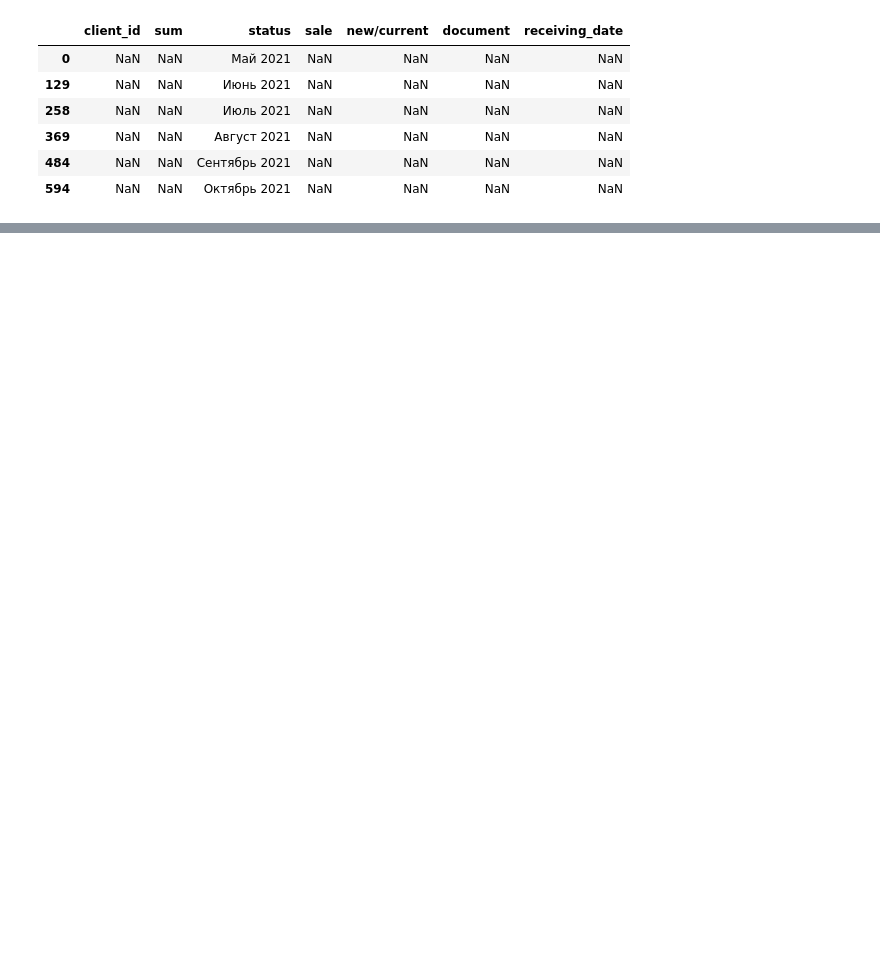
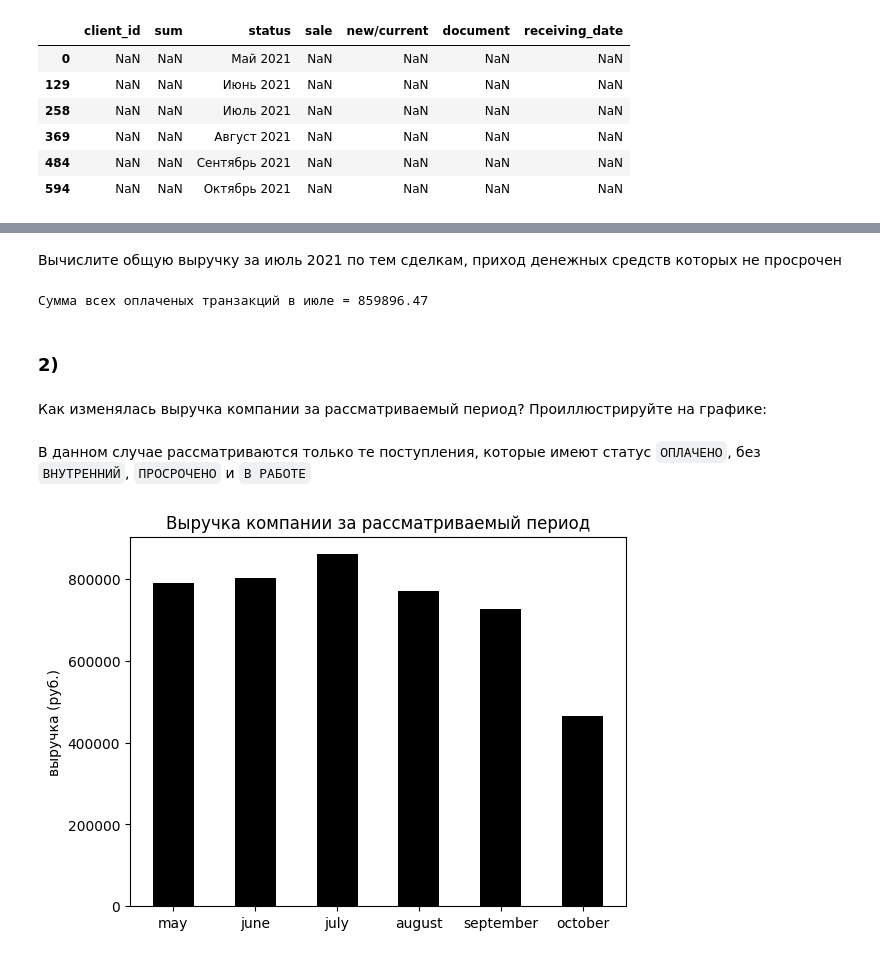
Before and after one commit to Supercili0usMe/test_task, a Jupyter notebook: Техническое задание/Вопросы.ipynb, the cells around one changed output, grey strips where cells are left out. Drawn from its saved outputs; the diff is of its cells as text; code cells hidden in the pictures; blank space fills up the shorter version.

```diff
--- a/Техническое задание/Вопросы.ipynb
+++ b/Техническое задание/Вопросы.ipynb
@@ -59,0 +79,26 @@ october_2021 = df.iloc[595:731]
+# %% [markdown]
+Вычислите общую выручку за июль 2021 по тем сделкам, приход денежных средств которых не просрочен
+# %%
+july_profit = july_2021[july_2021['status'] == "ОПЛАЧЕНО"]['sum'].sum()
+print(f'Сумма всех оплаченых транзакций в июле = {july_profit:.2f}')
+# %% [output]
+Сумма всех оплаченых транзакций в июле = 859896.47
+# %% [markdown]
+### 2)
+# %% [markdown]
+Как изменялась выручка компании за рассматриваемый период? Проиллюстрируйте на графике:
+# %% [markdown]
+В данном случае рассматриваются только те поступления, которые имеют статус `ОПЛАЧЕНО`, без `ВНУТРЕННИЙ`, `ПРОСРОЧЕНО` и `В РАБОТЕ`
+# %%
+month = {"may": may_2021, "june": june_2021, "july": july_2021,
+         "august": august_2021, "september": september_2021, "october": october_2021}
+profits = []
+for k, df in month.items():
+    profits.append(df[df['status'] == "ОПЛАЧЕНО"]['sum'].sum())
+
+plt.bar(month.keys(), profits, color='k', width=0.5)
+plt.ylabel("выручка (руб.)")
+plt.title("Выручка компании за рассматриваемый период")
+plt.show()
+# %% [output]
+[figure, added]
```
Also changed, not shown: parts of 19 cells of this notebook, 2 other files.
